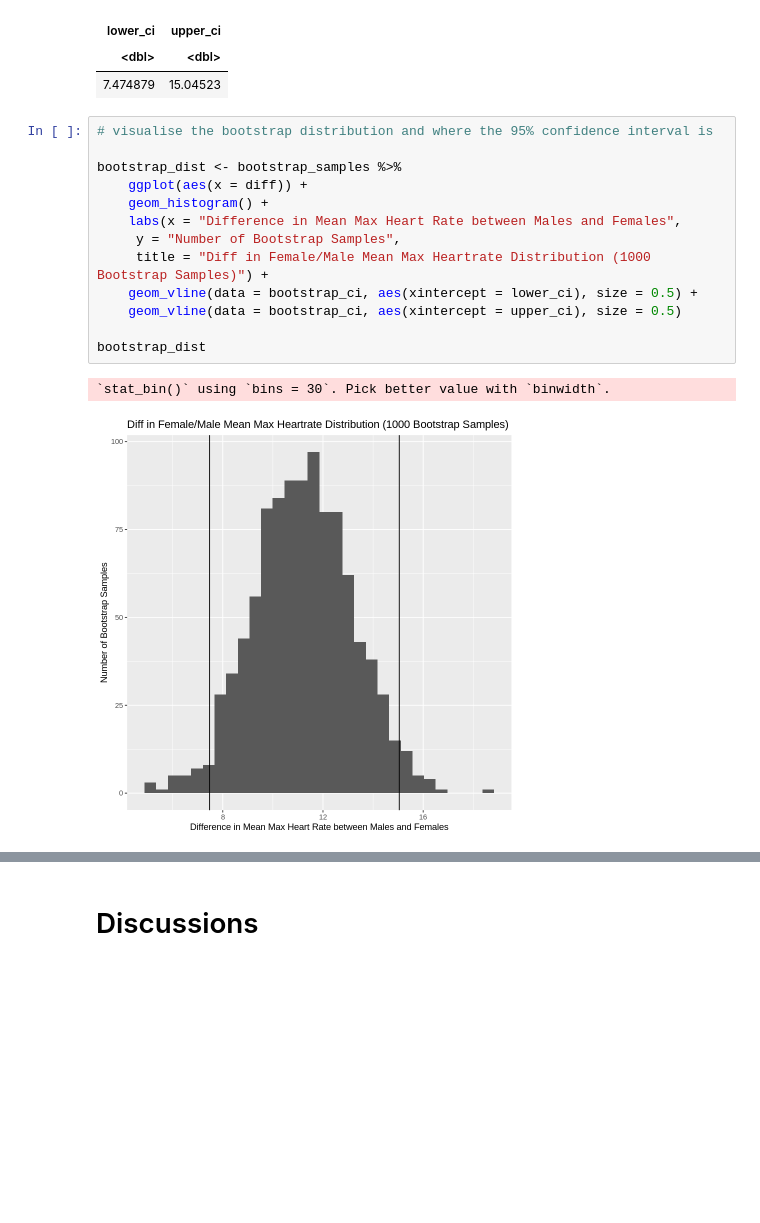
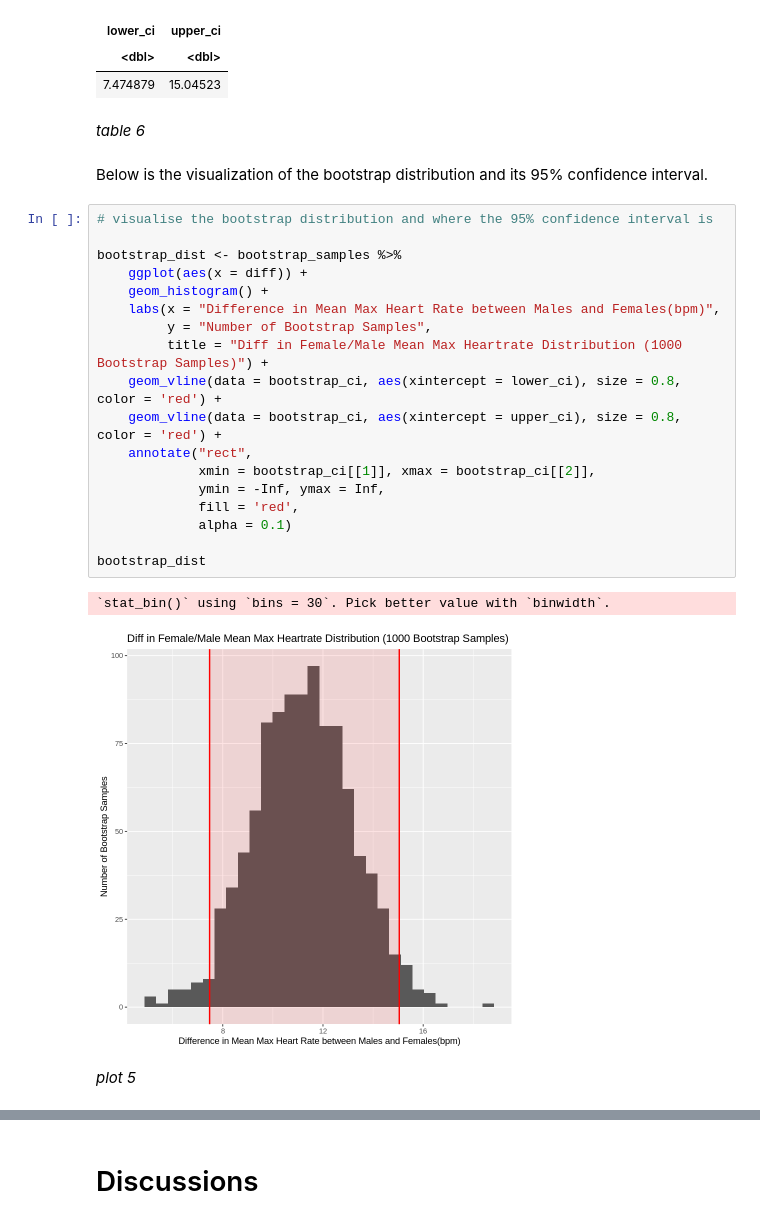
Before and after one commit to glenren/stat_201_group_47, a Jupyter notebook: FinalReport.ipynb, the cells around one changed output, grey strips where cells are left out. Drawn from its saved outputs; the diff is of its cells as text; blank space fills up the shorter version.

```diff
--- a/FinalReport.ipynb
+++ b/FinalReport.ipynb
@@ -314,19 +325,30 @@ A tibble: 1 × 2
 | lower_ci | upper_ci |
 | <dbl> | <dbl> |
 | 7.474879 | 15.04523 |
+# %% [markdown]
+*table 6*
+# %% [markdown]
+Below is the visualization of the bootstrap distribution and its 95% confidence interval.
 # %%
 # visualise the bootstrap distribution and where the 95% confidence interval is
 
 bootstrap_dist <- bootstrap_samples %>%
     ggplot(aes(x = diff)) +
     geom_histogram() +
-    labs(x = "Difference in Mean Max Heart Rate between Males and Females",
-     y = "Number of Bootstrap Samples",
-     title = "Diff in Female/Male Mean Max Heartrate Distribution (1000 Bootstrap Samples)") +
-    geom_vline(data = bootstrap_ci, aes(xintercept = lower_ci), size = 0.5) +
-    geom_vline(data = bootstrap_ci, aes(xintercept = upper_ci), size = 0.5)
+    labs(x = "Difference in Mean Max Heart Rate between Males and Females(bpm)",
+         y = "Number of Bootstrap Samples",
+         title = "Diff in Female/Male Mean Max Heartrate Distribution (1000 Bootstrap Samples)") +
+    geom_vline(data = bootstrap_ci, aes(xintercept = lower_ci), size = 0.8, color = 'red') +
+    geom_vline(data = bootstrap_ci, aes(xintercept = upper_ci), size = 0.8, color = 'red') +
+    annotate("rect",
+             xmin = bootstrap_ci[[1]], xmax = bootstrap_ci[[2]],
+             ymin = -Inf, ymax = Inf,
+             fill = 'red',
+             alpha = 0.1)
 
 bootstrap_dist
 # %% [output]
 `stat_bin()` using `bins = 30`. Pick better value with `binwidth`.
-[figure, old version]
+[figure, new version]
+# %% [markdown]
+*plot 5*
```
Also changed, not shown: parts of 16 cells of this notebook.
